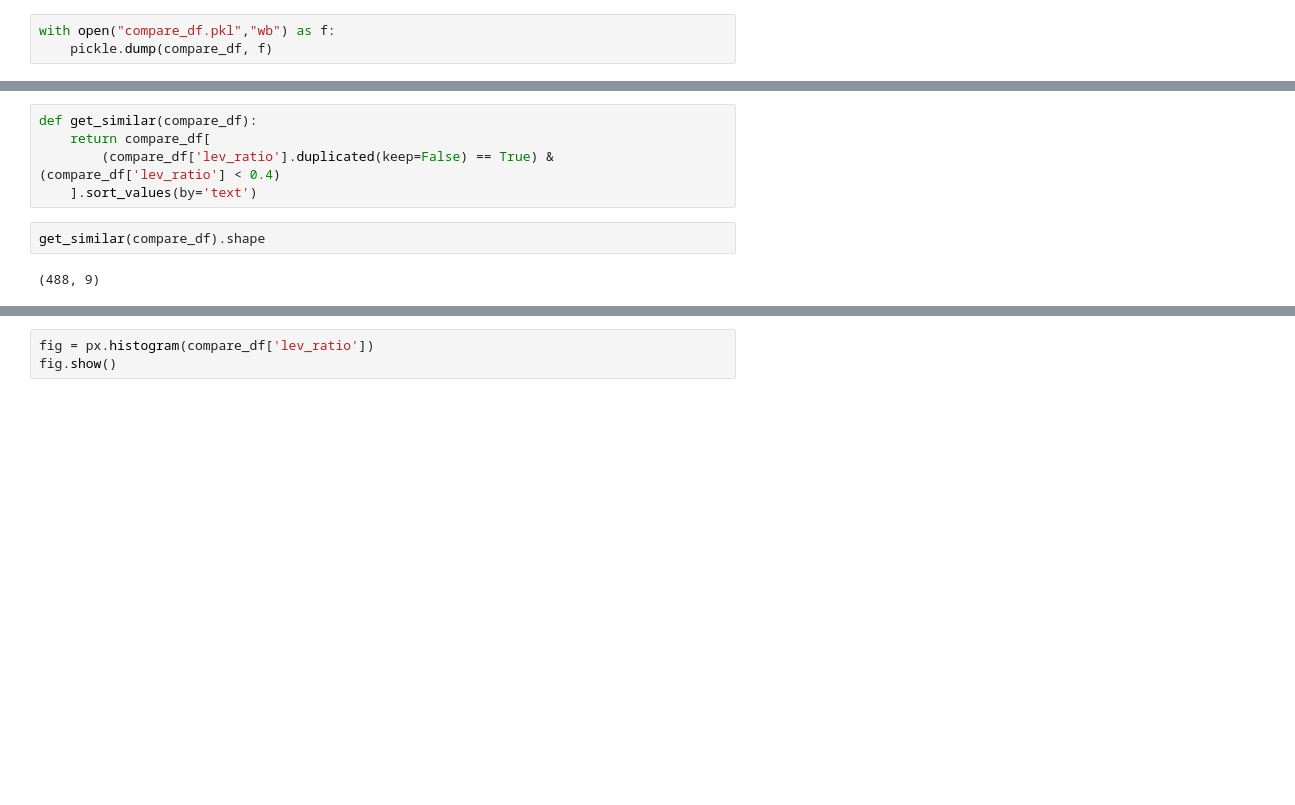
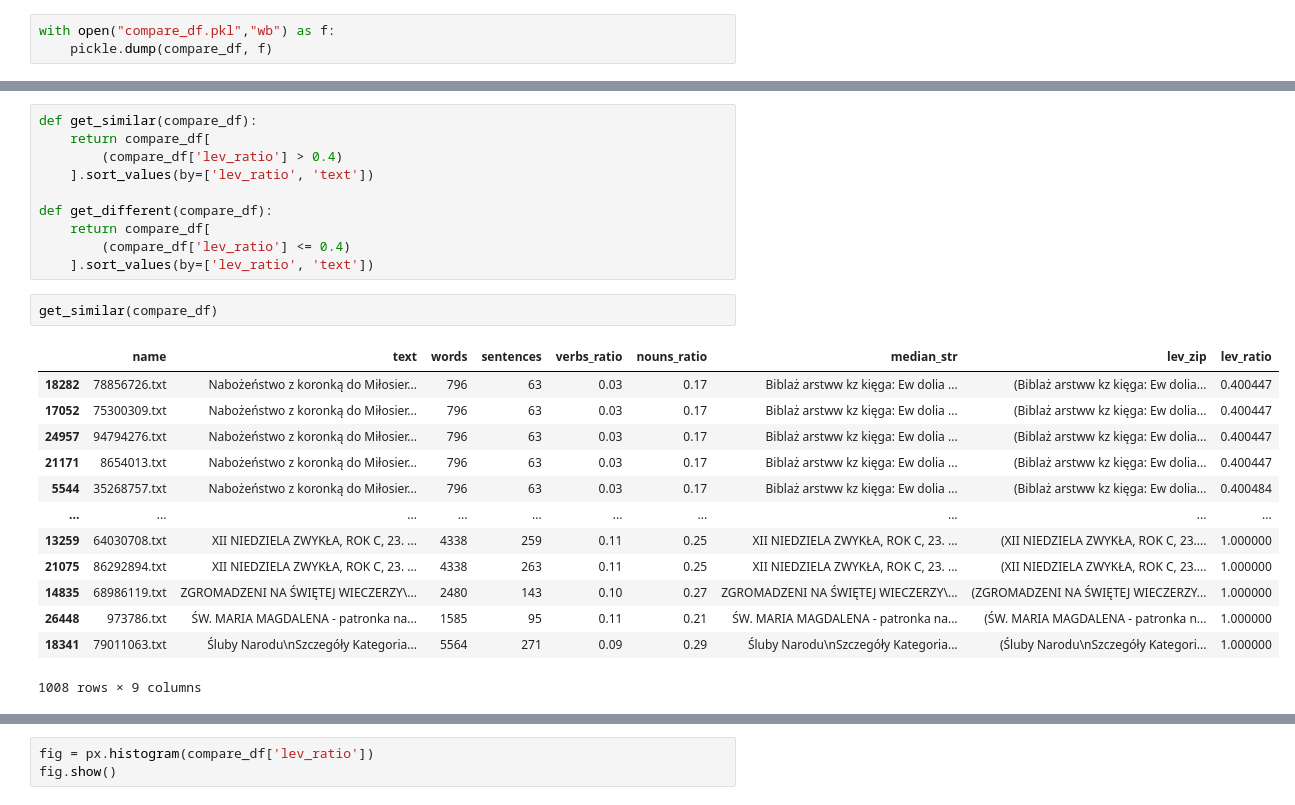
Before and after one commit to krzysztof2821427/speakleash_metrics, a Jupyter notebook: Text_similarity_Levensthein.ipynb, the cells around one changed output, grey strips where cells are left out. Saved outputs shown, nothing was run; the diff lists cells and outputs as text; blank space fills up the shorter version.

```diff
--- a/Text_similarity_Levensthein.ipynb
+++ b/Text_similarity_Levensthein.ipynb
@@ -103,9 +97,26 @@ Name: lev_ratio, dtype: float64
 # %%
 def get_similar(compare_df):
     return compare_df[
-        (compare_df['lev_ratio'].duplicated(keep=False) == True) & (compare_df['lev_ratio'] < 0.4)
-    ].sort_values(by='text')
+        (compare_df['lev_ratio'] > 0.4)
+    ].sort_values(by=['lev_ratio', 'text'])
+
+def get_different(compare_df):
+    return compare_df[
+        (compare_df['lev_ratio'] <= 0.4)
+    ].sort_values(by=['lev_ratio', 'text'])
 # %%
-get_similar(compare_df).shape
+get_similar(compare_df)
 # %% [output]
+|  | name | text | words | sentences | verbs_ratio | nouns_ratio | median_str | lev_zip | lev_ratio |
+| 18282 | 78856726.txt | Nabożeństwo z koronką do Miłosier... | 796 | 63 | 0.03 | 0.17 | Biblaż arstww kz kięga: Ew dolia ... | (Biblaż arstww kz kięga: Ew dolia... | 0.400447 |
+| 17052 | 75300309.txt | Nabożeństwo z koronką do Miłosier... | 796 | 63 | 0.03 | 0.17 | Biblaż arstww kz kięga: Ew dolia ... | (Biblaż arstww kz kięga: Ew dolia... | 0.400447 |
+| 24957 | 94794276.txt | Nabożeństwo z koronką do Miłosier... | 796 | 63 | 0.03 | 0.17 | Biblaż arstww kz kięga: Ew dolia ... | (Biblaż arstww kz kięga: Ew dolia... | 0.400447 |
+| 21171 | 8654013.txt | Nabożeństwo z koronką do Miłosier... | 796 | 63 | 0.03 | 0.17 | Biblaż arstww kz kięga: Ew dolia ... | (Biblaż arstww kz kięga: Ew dolia... | 0.400447 |
+| 5544 | 35268757.txt | Nabożeństwo z koronką do Miłosier... | 796 | 63 | 0.03 | 0.17 | Biblaż arstww kz kięga: Ew dolia ... | (Biblaż arstww kz kięga: Ew dolia... | 0.400484 |
+| ... | ... | ... | ... | ... | ... | ... | ... | ... | ... |
+| 13259 | 64030708.txt | XII NIEDZIELA ZWYKŁA, ROK C, 23. ... | 4338 | 259 | 0.11 | 0.25 | XII NIEDZIELA ZWYKŁA, ROK C, 23. ... | (XII NIEDZIELA ZWYKŁA, ROK C, 23.... | 1.000000 |
+| 21075 | 86292894.txt | XII NIEDZIELA ZWYKŁA, ROK C, 23. ... | 4338 | 263 | 0.11 | 0.25 | XII NIEDZIELA ZWYKŁA, ROK C, 23. ... | (XII NIEDZIELA ZWYKŁA, ROK C, 23.... | 1.000000 |
+| 14835 | 68986119.txt | ZGROMADZENI NA ŚWIĘTEJ WIECZERZY\... | 2480 | 143 | 0.10 | 0.27 | ZGROMADZENI NA ŚWIĘTEJ WIECZERZY\... | (ZGROMADZENI NA ŚWIĘTEJ WIECZERZY... | 1.000000 |
+| 26448 | 973786.txt | ŚW. MARIA MAGDALENA - patronka na... | 1585 | 95 | 0.11 | 0.21 | ŚW. MARIA MAGDALENA - patronka na... | (ŚW. MARIA MAGDALENA - patronka n... | 1.000000 |
+| 18341 | 79011063.txt | Śluby Narodu\nSzczegóły Kategoria... | 5564 | 271 | 0.09 | 0.29 | Śluby Narodu\nSzczegóły Kategoria... | (Śluby Narodu\nSzczegóły Kategori... | 1.000000 |
-(488, 9)
+1008 rows × 9 columns
```
Also changed, not shown: parts of 8 cells of this notebook, 3 other files.
